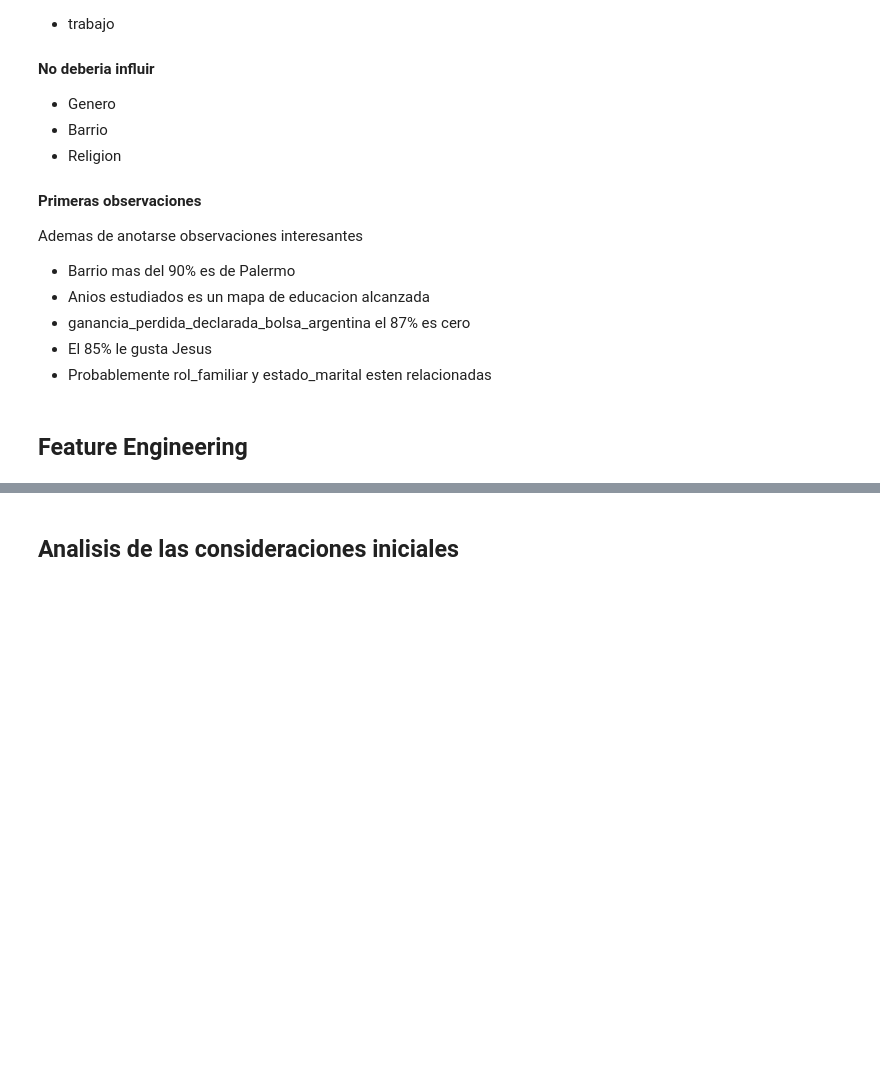
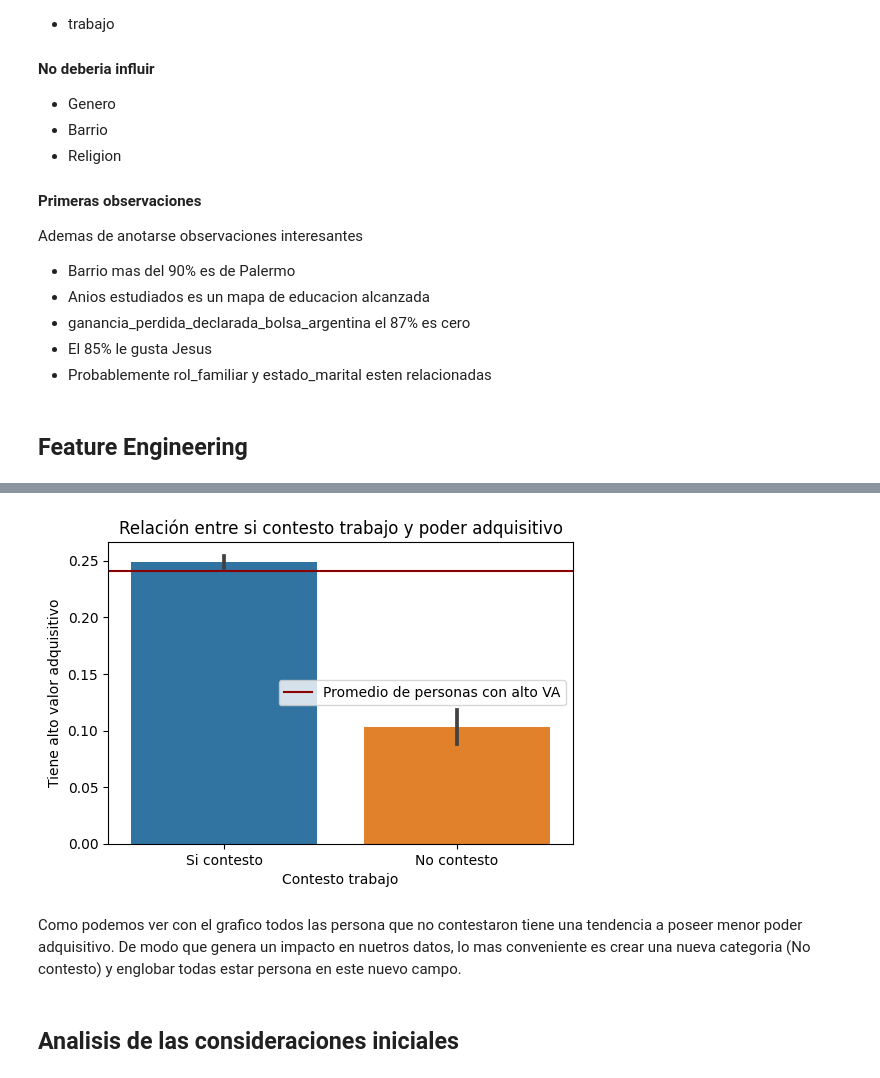
Before and after one commit to SantiValdezUlzurrun/TP-2021-1C-Organizacion-de-datos, a Jupyter notebook: TP.ipynb, the cells around one changed output, grey strips where cells are left out. Cells and saved outputs as stored; diff of their text form; code cells hidden in the pictures; blank space fills up the shorter version.

```diff
--- a/TP.ipynb
+++ b/TP.ipynb
@@ -40,0 +145,2 @@ report
+# %%
+df.drop(df2.index, inplace = True)
@@ -41,2 +202,25 @@ report
+# %%
+df_con_trabajo = df[['categoria_de_trabajo','tiene_alto_valor_adquisitivo','trabajo']].copy()
+lista = df[['categoria_de_trabajo','trabajo']].notnull().values.tolist()
+df_con_trabajo['contesto_trabajo'] = ['No contesto' if not x[0] and not x[1] else 'Si contesto' for x in lista]
+
+plt.figure(dpi=100)
+
+ax = sns.barplot(
+    data=df_con_trabajo,
+    x='contesto_trabajo',
+     y='tiene_alto_valor_adquisitivo')
+
+plt.ylabel("Tiene alto valor adquisitivo")
+plt.xlabel("Contesto trabajo")
+plt.title('Relación entre si contesto trabajo y poder adquisitivo')
+prom = df['tiene_alto_valor_adquisitivo'].mean()
+plt.axhline(prom, color="darkred", label="Promedio de personas con alto VA")
+plt.legend()
+plt.show()
+# %% [output]
+[figure, added]
+# %% [markdown]
+Como podemos ver con el grafico todos las persona que no contestaron tiene una tendencia a poseer menor poder adquisitivo. De modo que genera un impacto en nuetros datos, lo mas conveniente es crear una nueva categoria (No contesto) y englobar todas estar persona en este nuevo campo.
 # %% [markdown]
 ## Analisis de las consideraciones iniciales
```
Also changed, not shown: parts of 25 cells of this notebook, 1 other file.
